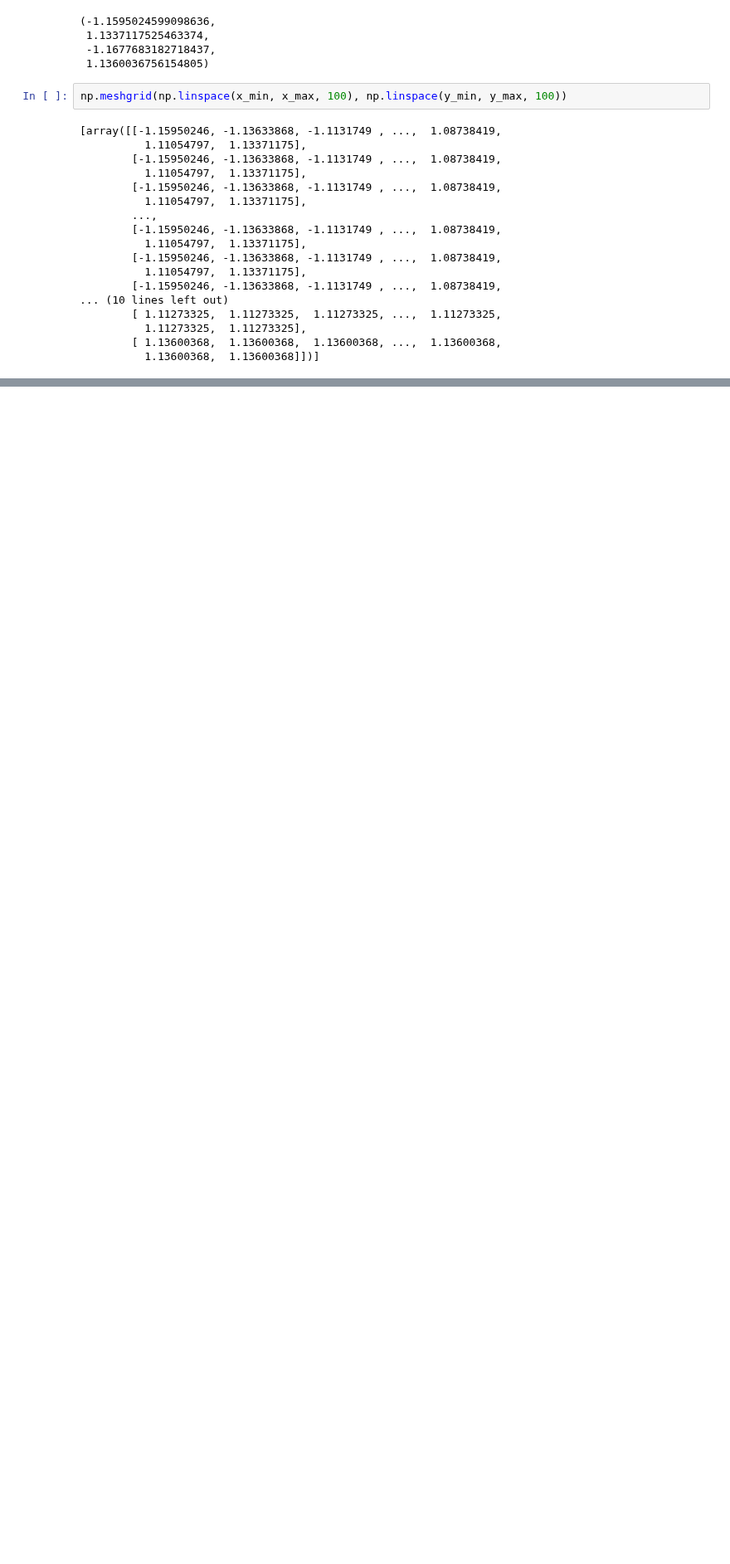
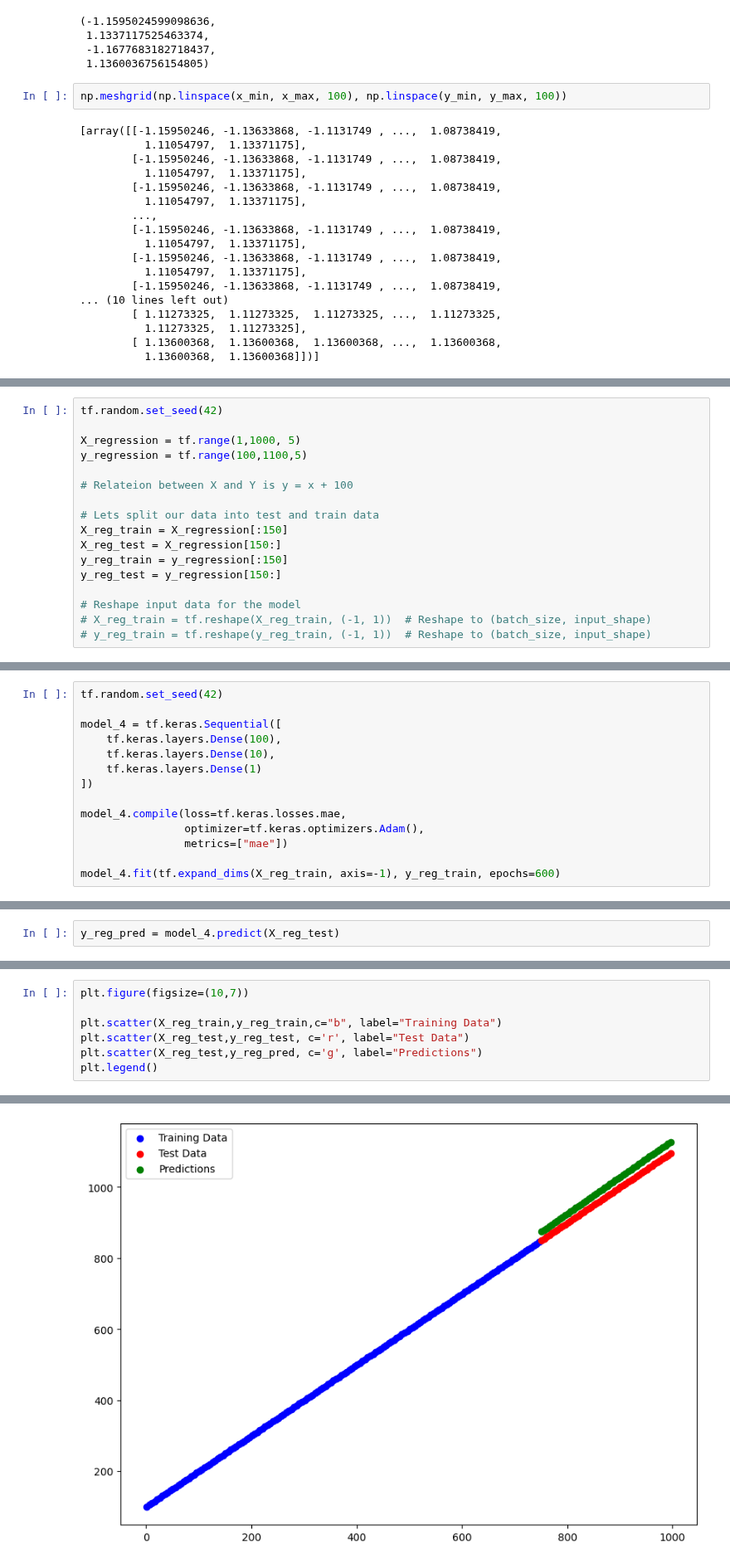
Before and after one commit to Nouman945/TensorFlow-Developer-Certificate-Guide, a Jupyter notebook: section_4.ipynb, the cells around one changed output, grey strips where cells are left out. Shown at 83% size. Saved outputs shown, nothing was run; the diff lists cells and outputs as text; blank space fills up the shorter version.

```diff
--- a/section_4.ipynb
+++ b/section_4.ipynb
@@ -231,0 +264,17 @@ np.meshgrid(np.linspace(x_min, x_max, 100), np.linspace(y_min, y_max, 100))
+# %%
+tf.random.set_seed(42)
+
+X_regression = tf.range(1,1000, 5)
+y_regression = tf.range(100,1100,5)
+
+# Relateion between X and Y is y = x + 100
+
+# Lets split our data into test and train data
+X_reg_train = X_regression[:150]
+X_reg_test = X_regression[150:]
+y_reg_train = y_regression[:150]
+y_reg_test = y_regression[150:]
+
+# Reshape input data for the model
+# X_reg_train = tf.reshape(X_reg_train, (-1, 1))  # Reshape to (batch_size, input_shape)
+# y_reg_train = tf.reshape(y_reg_train, (-1, 1))  # Reshape to (batch_size, input_shape)
@@ -231,0 +285,14 @@ np.meshgrid(np.linspace(x_min, x_max, 100), np.linspace(y_min, y_max, 100))
+# %%
+tf.random.set_seed(42)
+
+model_4 = tf.keras.Sequential([
+    tf.keras.layers.Dense(100),
+    tf.keras.layers.Dense(10),
+    tf.keras.layers.Dense(1)
+])
+
+model_4.compile(loss=tf.keras.losses.mae,
+                optimizer=tf.keras.optimizers.Adam(),
+                metrics=["mae"])
+
+model_4.fit(tf.expand_dims(X_reg_train, axis=-1), y_reg_train, epochs=600)
@@ -231,0 +318,2 @@ np.meshgrid(np.linspace(x_min, x_max, 100), np.linspace(y_min, y_max, 100))
+# %%
+y_reg_pred = model_4.predict(X_reg_test)
@@ -231,0 +323,8 @@ np.meshgrid(np.linspace(x_min, x_max, 100), np.linspace(y_min, y_max, 100))
+# %%
+plt.figure(figsize=(10,7))
+
+plt.scatter(X_reg_train,y_reg_train,c="b", label="Training Data")
+plt.scatter(X_reg_test,y_reg_test, c='r', label="Test Data")
+plt.scatter(X_reg_test,y_reg_pred, c='g', label="Predictions")
+plt.legend()
+# %% [output]
@@ -231,0 +332 @@ np.meshgrid(np.linspace(x_min, x_max, 100), np.linspace(y_min, y_max, 100))
+[figure, added]
```
Also changed, not shown: parts of 15 cells of this notebook.
